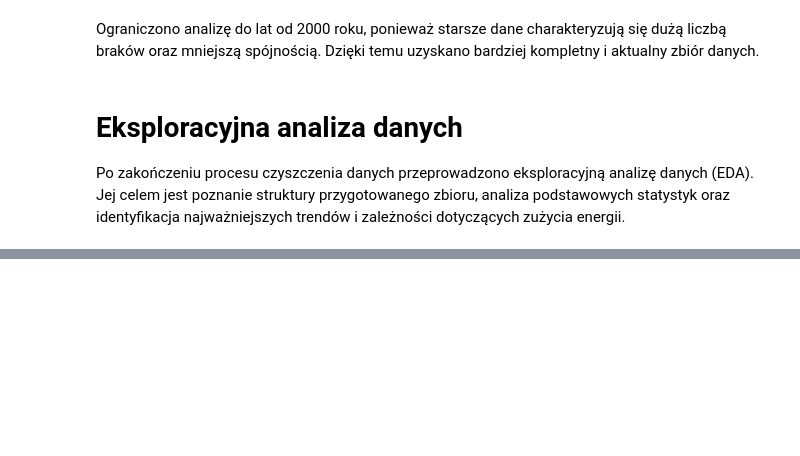
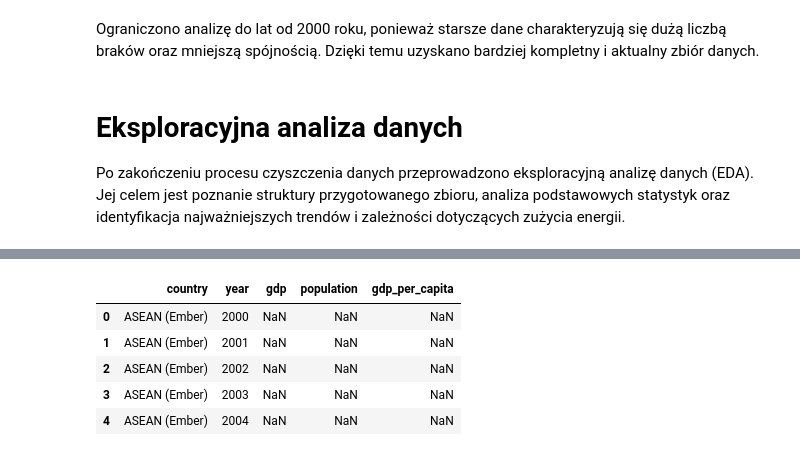
Before and after one commit to olaramota-beep/AWDP-projekt-do-oddania, a Jupyter notebook: Diagnostyka danych i wizualizacja.ipynb, the cells around one changed output, grey strips where cells are left out. Saved outputs shown, nothing was run; the diff lists cells and outputs as text; code cells hidden in the pictures; blank space fills up the shorter version.

```diff
--- a/Diagnostyka danych i wizualizacja.ipynb
+++ b/Diagnostyka danych i wizualizacja.ipynb
@@ -216,0 +259,13 @@ Po zakończeniu procesu czyszczenia danych przeprowadzono eksploracyjną analiz
+# %%
+# PKB na mieszkańca
+
+df['gdp_per_capita'] = df['gdp'] / df['population']
+
+df[['country', 'year', 'gdp', 'population', 'gdp_per_capita']].head()
+# %% [output]
+|  | country | year | gdp | population | gdp_per_capita |
+| 0 | ASEAN (Ember) | 2000 | NaN | NaN | NaN |
+| 1 | ASEAN (Ember) | 2001 | NaN | NaN | NaN |
+| 2 | ASEAN (Ember) | 2002 | NaN | NaN | NaN |
+| 3 | ASEAN (Ember) | 2003 | NaN | NaN | NaN |
+| 4 | ASEAN (Ember) | 2004 | NaN | NaN | NaN |
```
Also changed, not shown: parts of 12 cells of this notebook.
